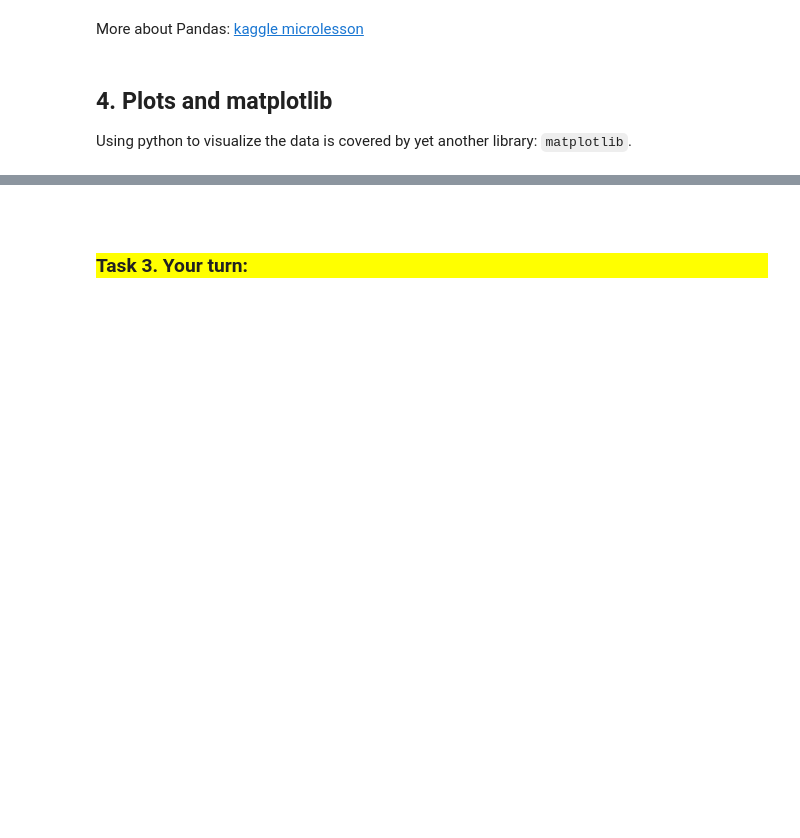
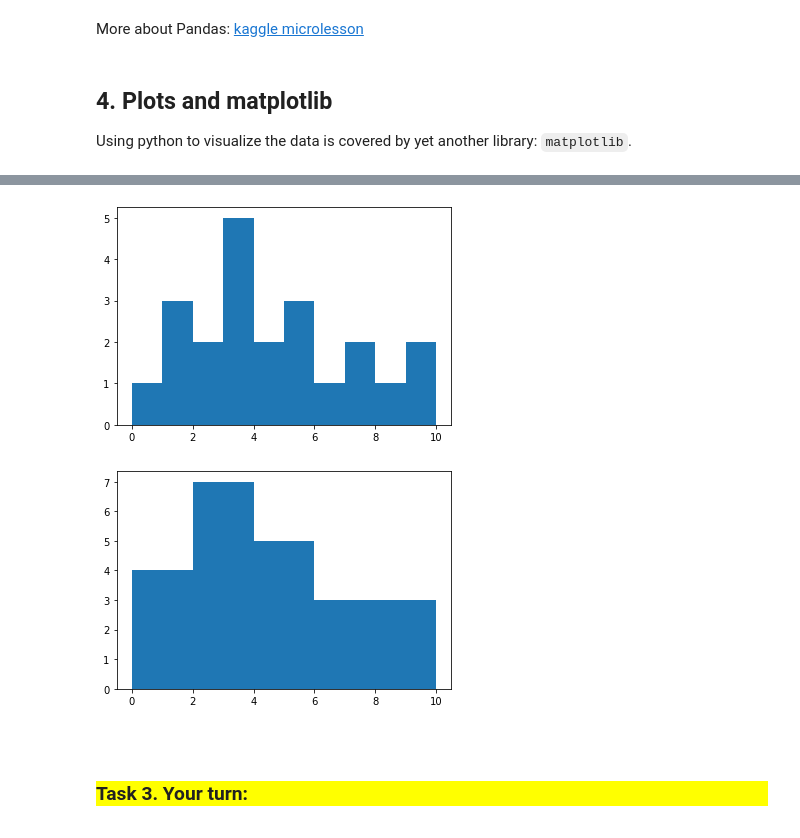
Before and after one commit to Jiashu51Han8/ml_pandas_primer, a Jupyter notebook: pandas_primer_lab.ipynb, the cells around one changed output, grey strips where cells are left out. Drawn from its saved outputs; the diff is of its cells as text; code cells hidden in the pictures; blank space fills up the shorter version.

````diff
--- a/pandas_primer_lab.ipynb
+++ b/pandas_primer_lab.ipynb
@@ -268,10 +466,12 @@ plt.ylabel("# of data scientists per 100,000")
 # %%
 # histogram - showing data density
 plt.hist([0, 1, 1, 1, 2, 2, 3, 3, 3, 3, 3, 4, 4, 5, 5, 5, 6, 7, 7, 8, 9, 10])
 plt.show()
-
-plt.hist([0, 1, 1, 1, 2, 2, 3, 3, 3, 3, 3, 4,
-          4, 5, 5, 5, 6, 7, 7, 8, 9, 10], bins=5)
+plt.hist([0, 1, 1, 1, 2, 2, 3, 3, 3, 3, 3, 4, 4, 5, 5, 5, 6, 7, 7, 8, 9, 10], bins=5)
+plt.show()
+# %% [output]
+[figure, added]
+[figure, added]
 # %% [markdown]
 ```
 ```
````
Also changed, not shown: parts of 34 cells of this notebook, 1 other file.
